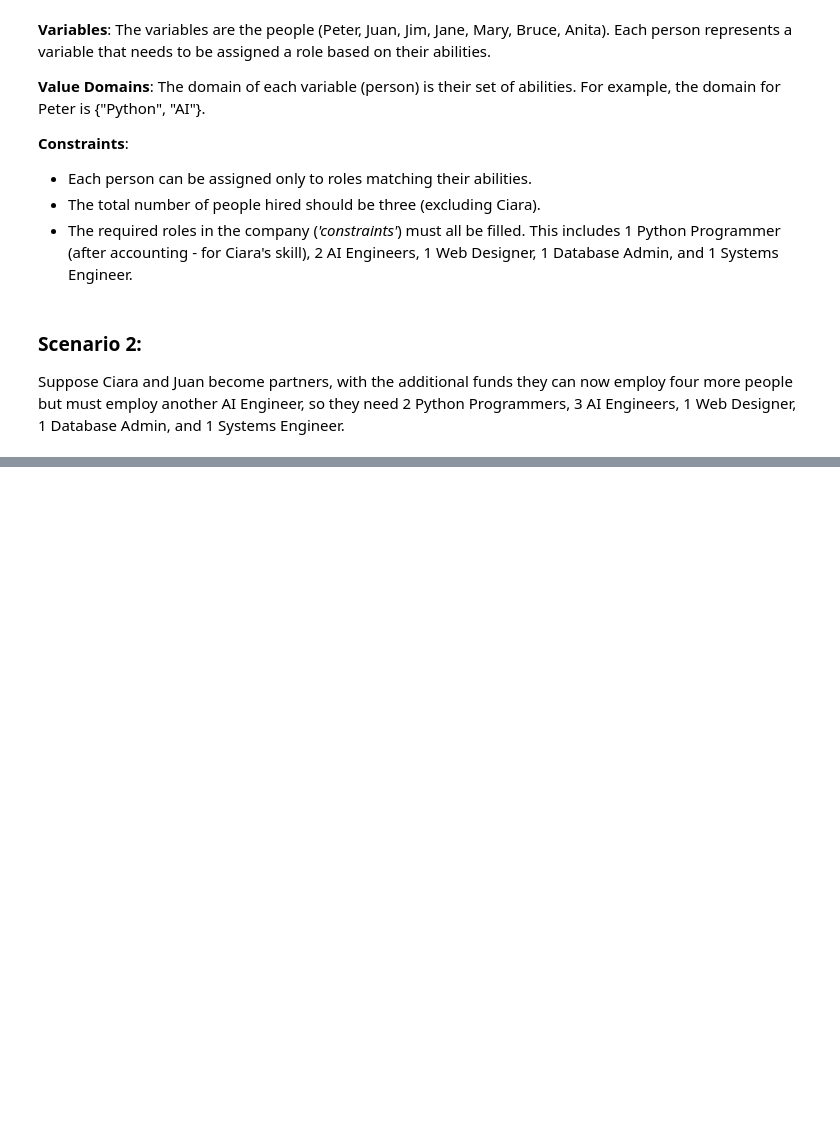
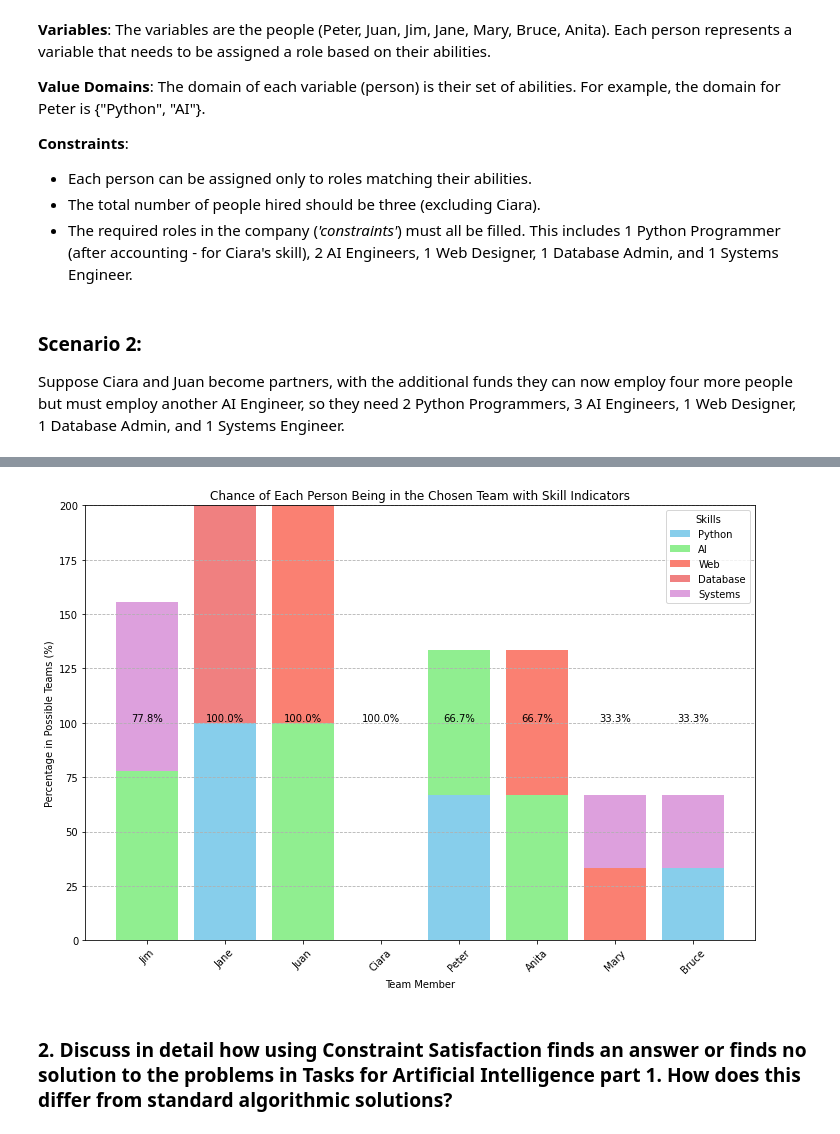
Before and after one commit to caio-moliveira/CA-Integrated, a Jupyter notebook: Constraint.ipynb, the cells around one changed output, grey strips where cells are left out. Drawn from its saved outputs; the diff is of its cells as text; code cells hidden in the pictures; blank space fills up the shorter version.

```diff
--- a/Constraint.ipynb
+++ b/Constraint.ipynb
@@ -211,0 +173,14 @@ df
+# %%
+# Convert the possible_teams list of sets into a list of lists for easier handling
+team_lists = [list(team) for team in possible_teams]
+
+# Create a DataFrame from the team lists
+team_df = pd.DataFrame(team_lists)
+
+# If teams have different sizes, fill the missing values with None or a placeholder
+team_df = team_df.fillna("None")
+
+# Rename columns to reflect team member positions
+team_df.columns = [f"Hired {i+1}" for i in range(team_df.shape[1])]
+
+team_df
@@ -211,0 +198,61 @@ df
+# %%
+# Flatten the list of all team combinations to count the frequency of each member
+flattened_teams = [member for team in team_lists for member in team]
+
+# Count the frequency of each member
+member_frequency = Counter(flattened_teams)
+
+# Convert to percentage of total possible teams for better understanding
+total_teams = len(team_lists)
+member_percentage = {member: (count / total_teams) * 100 for member, count in member_frequency.items()}
+
+# Define a color for each skill
+skill_colors = {
+    "Python": "skyblue",
+    "AI": "lightgreen",
+    "Web": "salmon",
+    "Database": "lightcoral",
+    "Systems": "plum"
+}
+
+# Update the section of the code for preparing data for the stacked bar chart using 'variables_domain'
+stack_data = {skill: [] for skill in skill_colors}
+for member in member_frequency.keys():
+    # Initialize count for all skills to zero for each member
+    member_skills_count = {skill: 0 for skill in skill_colors}
+    for skill in variables_domain.get(member, {}):
+        if skill in member_skills_count:
+            # If member has the skill, set the count proportionally based on their frequency
+            member_skills_count[skill] = member_frequency[member]
+    # Append the count to respective skill data for stacked bar chart
+    for skill, count in member_skills_count.items():
+        stack_data[skill].append(count / total_teams * 100)  # Convert count to percentage
+
+# Create the stacked bar chart
+fig, ax = plt.subplots(figsize=(12, 8))
+bottoms = [0] * len(member_frequency)  # Initialize bottoms for the bar stacks
+
+for skill, color in skill_colors.items():
+    ax.bar(member_frequency.keys(), stack_data[skill], bottom=bottoms, color=color, label=skill)
+    # Update bottoms for next skill stack
+    bottoms = [bottom + stack for bottom, stack in zip(bottoms, stack_data[skill])]
+
+# Adding percentage labels
+for i, (member, percentage) in enumerate(member_percentage.items()):
+    plt.text(i, 100, f"{percentage:.1f}%", ha='center', va='bottom')
+
+# Labeling the chart
+ax.set_xlabel('Team Member')
+ax.set_ylabel('Percentage in Possible Teams (%)')
+ax.set_title('Chance of Each Person Being in the Chosen Team with Skill Indicators')
+plt.xticks(rotation=45)  # Rotate the x labels for better readability
+plt.grid(axis='y', linestyle='--')
+
+# Add legend for skills
+ax.legend(title="Skills")
+
+plt.show()
+# %% [output]
+[figure, added]
+# %% [markdown]
+### 2.	Discuss in detail how using Constraint Satisfaction finds an answer or finds no solution to the problems in Tasks for Artificial Intelligence part 1. How does this differ from standard algorithmic solutions?
```
Also changed, not shown: parts of 15 cells of this notebook.
